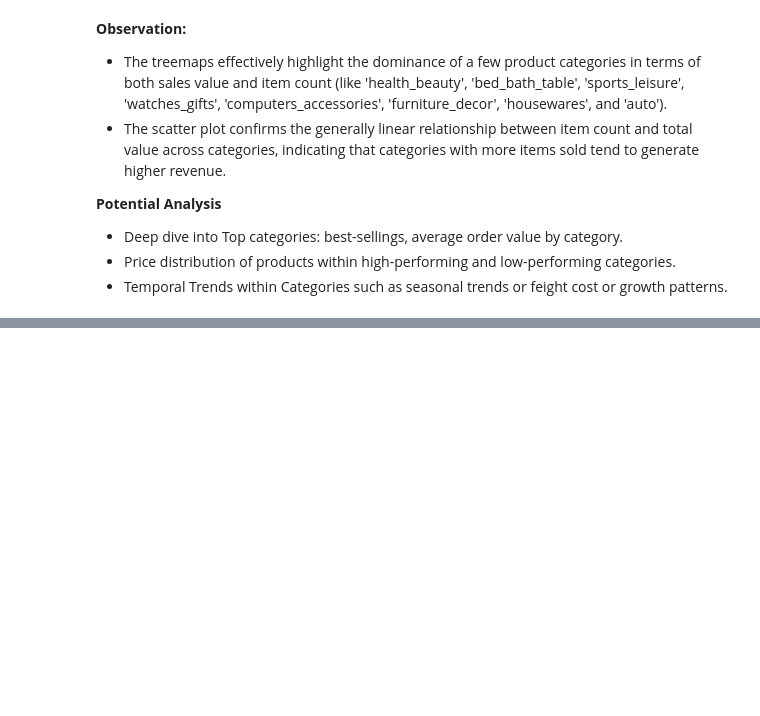
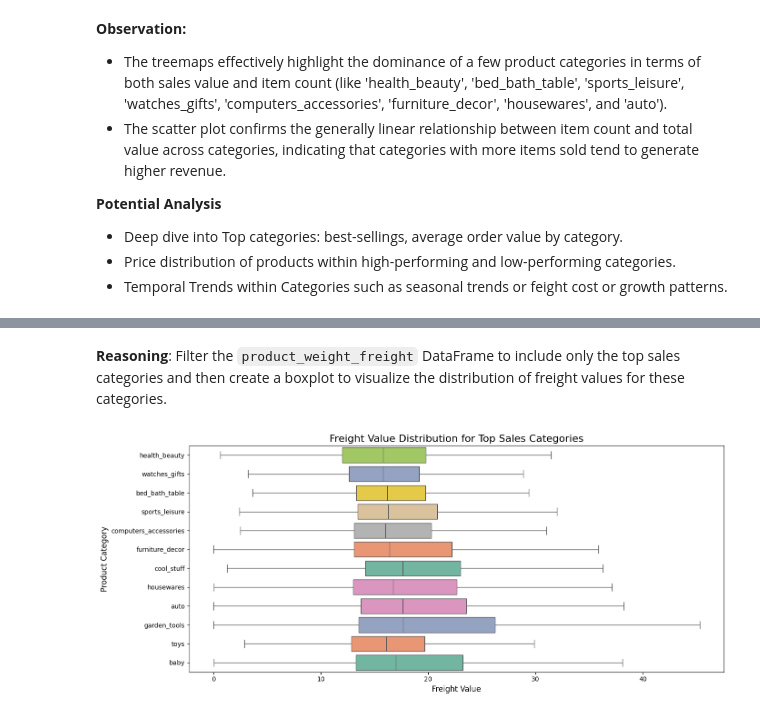
Before and after one commit to andy-nguyen-21/BrazilianE-Commerce, a Jupyter notebook: E_commerce_data_analyst.ipynb, the cells around one changed output, grey strips where cells are left out. Saved outputs shown, nothing was run; the diff lists cells and outputs as text; code cells hidden in the pictures; blank space fills up the shorter version.

```diff
--- a/E_commerce_data_analyst.ipynb
+++ b/E_commerce_data_analyst.ipynb
@@ -652,0 +790,47 @@ plt.show()
+# %% [markdown]
+**Reasoning**:
+Filter the `product_weight_freight` DataFrame to include only the top sales categories and then create a boxplot to visualize the distribution of freight values for these categories.
+# %%
+# Join order_items, products, and product_category_name_translation to get category and weight information
+product_weight_category_freight_query = """
+    SELECT
+      oi.product_id,
+      p.product_weight_g,
+      oi.freight_value,
+      oi.order_item_id,
+      pct.product_category_name_english
+    FROM
+      order_items oi
+      JOIN products p ON oi.product_id = p.product_id
+      JOIN product_category_name_translation pct ON p.product_category_name = pct.product_category_name
+"""
+
+product_weight_category_freight = pd.read_sql_query(product_weight_category_freight_query, db_connection)
+
+# Filter the product_weight_category_freight DataFrame to include only the top sales categories
+filtered_product_weight_category_freight = product_weight_category_freight[
+    product_weight_category_freight['product_category_name_english'].isin(mapping_category)
+]
+
+# Create boxplot for freight value distribution
+plt.figure(figsize=(14, 6))
+sns.boxplot(
+    data=filtered_product_weight_category_freight,
+    x='freight_value',
+    y='product_category_name_english',
+    palette='Set2',
+    hue='product_category_name_english',
+    showfliers=False,
+    order=mapping_category,
+    legend=False
+)
+
+# Set labels and titles
+plt.title('Freight Value Distribution for Top Sales Categories', fontsize=16)
+plt.xlabel('Freight Value', fontsize=12)
+plt.ylabel('Product Category', fontsize=12)
+plt.xticks(rotation=0)
+plt.tight_layout()
+plt.show()
+# %% [output]
+[figure, added]
```
Also changed, not shown: parts of 30 cells of this notebook.
